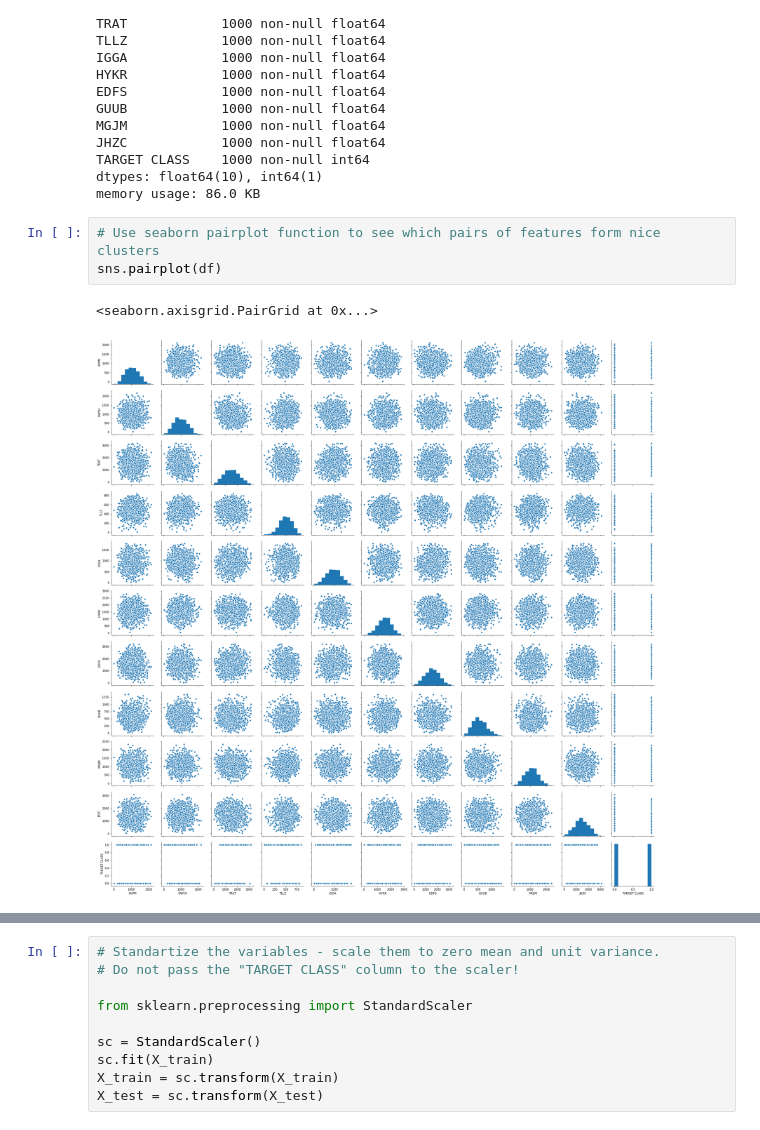
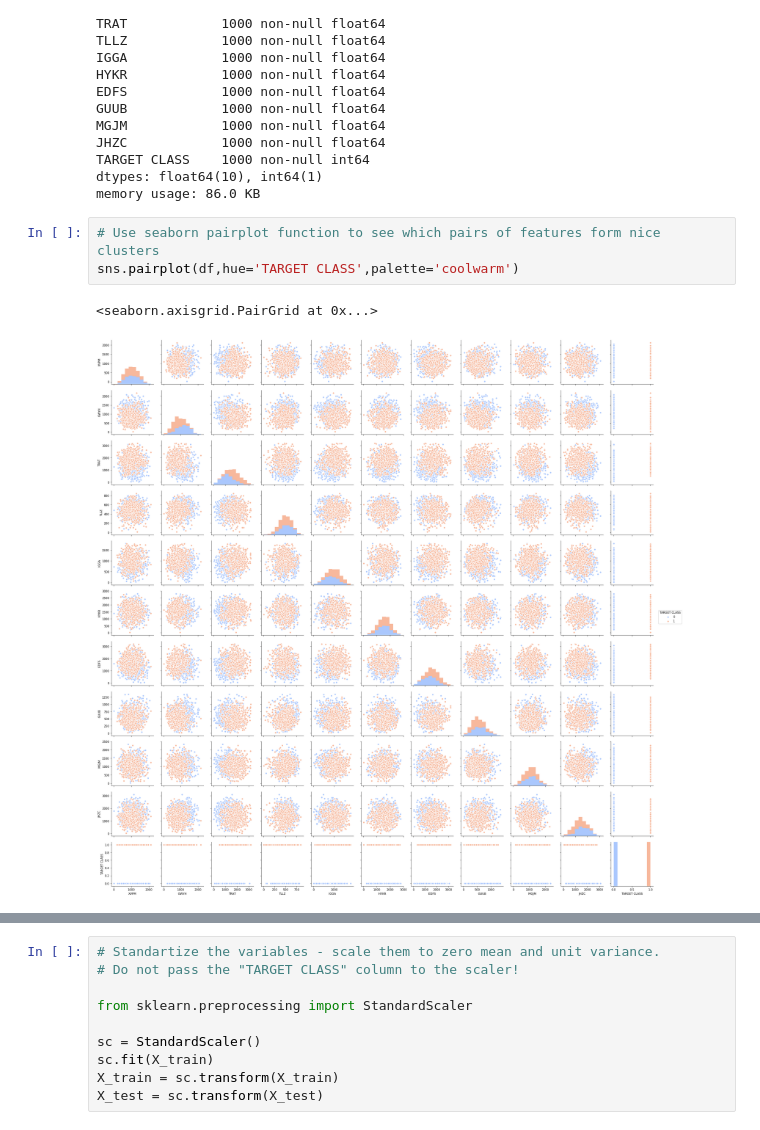
Before and after one commit to steveflys/data-science, a Jupyter notebook: kNN.ipynb, the cells around one changed output, grey strips where cells are left out. Saved outputs shown, nothing was run; the diff lists cells and outputs as text.

```diff
--- a/kNN.ipynb
+++ b/kNN.ipynb
@@ -73,10 +73,10 @@ dtypes: float64(10), int64(1)
 memory usage: 86.0 KB
 # %%
 # Use seaborn pairplot function to see which pairs of features form nice clusters
-sns.pairplot(df)
+sns.pairplot(df,hue='TARGET CLASS',palette='coolwarm')
 # %% [output]
 <seaborn.axisgrid.PairGrid at 0x...>
-[figure, old version]
+[figure, new version]
 # %%
 # Split the data into training set and test set. Make a test set size 0.3 and random seed 123
 target = df['TARGET CLASS']
```
Also changed, not shown: parts of 4 cells of this notebook.
